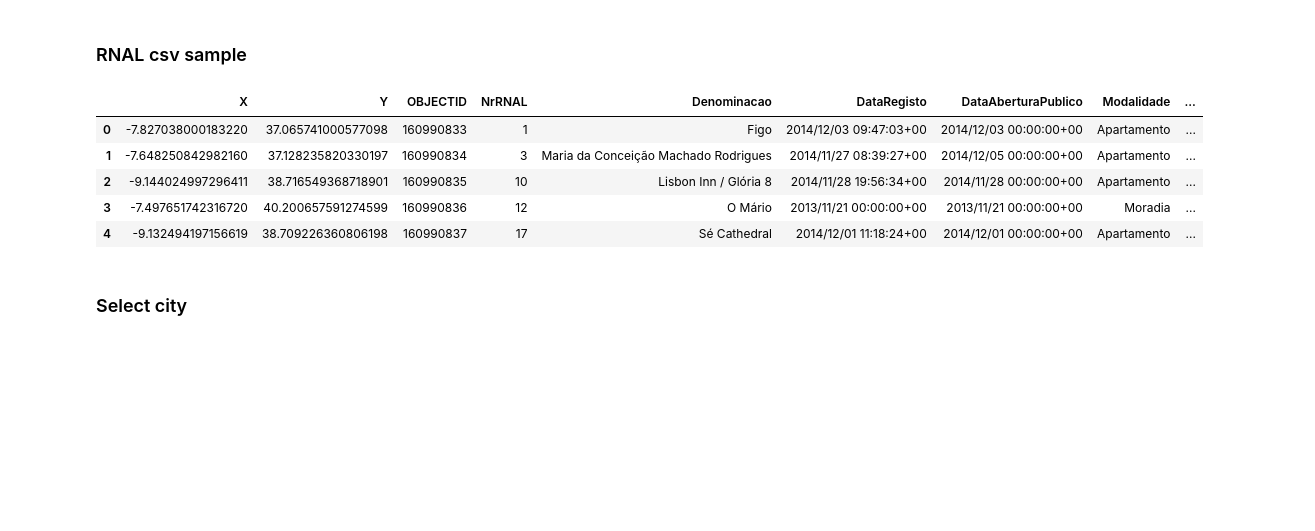
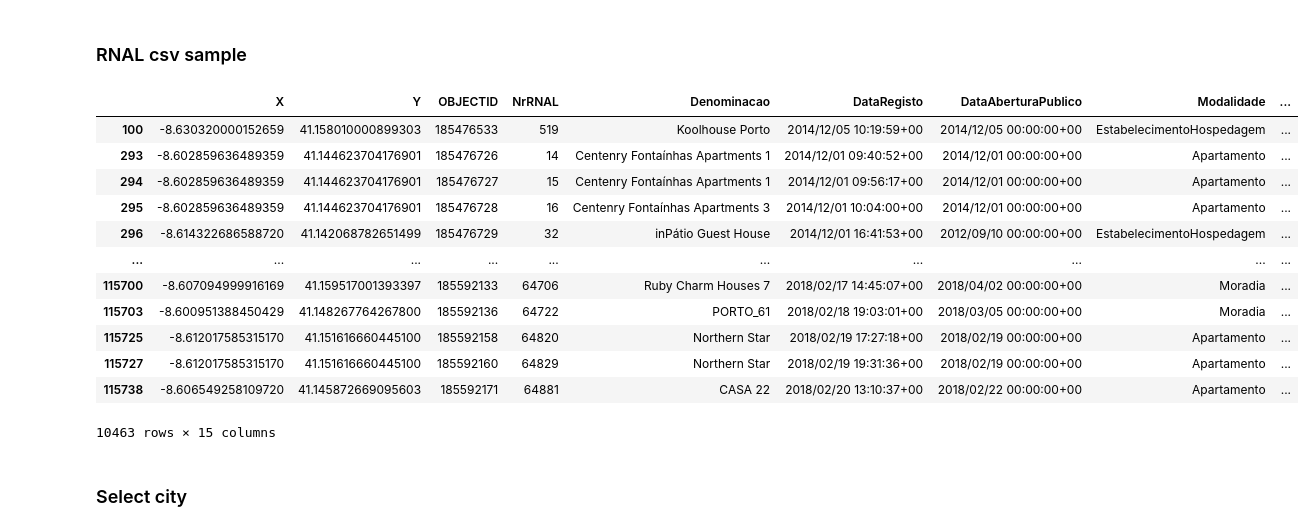
Before and after one commit to drowninginc/desalojamento, a Jupyter notebook: python/eda.ipynb, the cells around one changed output. Drawn from its saved outputs; the diff is of its cells as text; code cells hidden in the pictures; blank space fills up the shorter version.

```diff
--- a/python/eda.ipynb
+++ b/python/eda.ipynb
@@ -16,7 +16,7 @@ import json
 
 tqdm.pandas()
 pd.set_option("display.precision", 15)
-pd.set_option("display.max_rows", 10)
+pd.set_option("display.max_rows", 50)
 pd.set_option('display.max_columns', None)
 # %% [markdown]
 # Data collection
@@ -25,13 +31,31 @@ pd.set_option('display.max_columns', None)
 # %%
-rnal = pd.read_csv('csvs/rnal.csv', usecols=['X', 'Y', 'OBJECTID', 'NrRNAL', 'Denominacao', 'DataRegisto', 'DataAberturaPublico', 'Modalidade', 'NrUtentes', 'Email', 'Endereco', 'CodigoPostal', 'Freguesia', 'Concelho', 'Distrito'])
-rnal.head()
+rnal_all = pd.read_csv('csvs/rnal/rnal-all.csv', usecols=['X', 'Y', 'OBJECTID', 'NrRNAL', 'Denominacao', 'DataRegisto', 'DataAberturaPublico', 'Modalidade', 'NrUtentes', 'Email', 'Endereco', 'CodigoPostal', 'Freguesia', 'Concelho', 'Distrito'])
-# %% [output]
-|  | X | Y | OBJECTID | NrRNAL | Denominacao | DataRegisto | DataAberturaPublico | Modalidade | ... |
-| 0 | -7.827038000183220 | 37.065741000577098 | 160990833 | 1 | Figo | 2014/12/03 09:47:03+00 | 2014/12/03 00:00:00+00 | Apartamento | ... |
-| 1 | -7.648250842982160 | 37.128235820330197 | 160990834 | 3 | Maria da Conceição Machado Rodrigues | 2014/11/27 08:39:27+00 | 2014/12/05 00:00:00+00 | Apartamento | ... |
-| 2 | -9.144024997296411 | 38.716549368718901 | 160990835 | 10 | Lisbon Inn / Glória 8 | 2014/11/28 19:56:34+00 | 2014/11/28 00:00:00+00 | Apartamento | ... |
-| 3 | -7.497651742316720 | 40.200657591274599 | 160990836 | 12 | O Mário | 2013/11/21 00:00:00+00 | 2013/11/21 00:00:00+00 | Moradia | ... |
-| 4 | -9.132494197156619 | 38.709226360806198 | 160990837 | 17 | Sé Cathedral | 2014/12/01 11:18:24+00 | 2014/12/01 00:00:00+00 | Apartamento | ... |
+# %%
+gdf = gpd.read_file('geojson/porto.geojson')
+polygon = gdf.geometry[0]
+
+def is_inside(row):
+    point = Point(row['X'], row['Y'])
+    return polygon.contains(point)
+
+rnal_all['is_inside'] = rnal_all.apply(is_inside, axis=1)
+rnal = rnal_all[rnal_all['is_inside'] == True].drop("is_inside", axis=1)
+# %%
+rnal.to_csv("final/porto.csv")
+# %% [output]
+|  | X | Y | OBJECTID | NrRNAL | Denominacao | DataRegisto | DataAberturaPublico | Modalidade | ... |
+| 100 | -8.630320000152659 | 41.158010000899303 | 185476533 | 519 | Koolhouse Porto | 2014/12/05 10:19:59+00 | 2014/12/05 00:00:00+00 | EstabelecimentoHospedagem | ... |
+| 293 | -8.602859636489359 | 41.144623704176901 | 185476726 | 14 | Centenry Fontaínhas Apartments 1 | 2014/12/01 09:40:52+00 | 2014/12/01 00:00:00+00 | Apartamento | ... |
+| 294 | -8.602859636489359 | 41.144623704176901 | 185476727 | 15 | Centenry Fontaínhas Apartments 1 | 2014/12/01 09:56:17+00 | 2014/12/01 00:00:00+00 | Apartamento | ... |
+| 295 | -8.602859636489359 | 41.144623704176901 | 185476728 | 16 | Centenry Fontaínhas Apartments 3 | 2014/12/01 10:04:00+00 | 2014/12/01 00:00:00+00 | Apartamento | ... |
+| 296 | -8.614322686588720 | 41.142068782651499 | 185476729 | 32 | inPátio Guest House | 2014/12/01 16:41:53+00 | 2012/09/10 00:00:00+00 | EstabelecimentoHospedagem | ... |
+| ... | ... | ... | ... | ... | ... | ... | ... | ... | ... |
+| 115700 | -8.607094999916169 | 41.159517001393397 | 185592133 | 64706 | Ruby Charm Houses 7 | 2018/02/17 14:45:07+00 | 2018/04/02 00:00:00+00 | Moradia | ... |
+| 115703 | -8.600951388450429 | 41.148267764267800 | 185592136 | 64722 | PORTO_61 | 2018/02/18 19:03:01+00 | 2018/03/05 00:00:00+00 | Moradia | ... |
+| 115725 | -8.612017585315170 | 41.151616660445100 | 185592158 | 64820 | Northern Star | 2018/02/19 17:27:18+00 | 2018/02/19 00:00:00+00 | Apartamento | ... |
+| 115727 | -8.612017585315170 | 41.151616660445100 | 185592160 | 64829 | Northern Star | 2018/02/19 19:31:36+00 | 2018/02/19 00:00:00+00 | Apartamento | ... |
+| 115738 | -8.606549258109720 | 41.145872669095603 | 185592171 | 64881 | CASA 22 | 2018/02/20 13:10:37+00 | 2018/02/22 00:00:00+00 | Apartamento | ... |
+10463 rows × 15 columns
 # %% [markdown]
 ### Select city
 # %%
```
Also changed, not shown: parts of 2 cells of this notebook, 2 other files.
